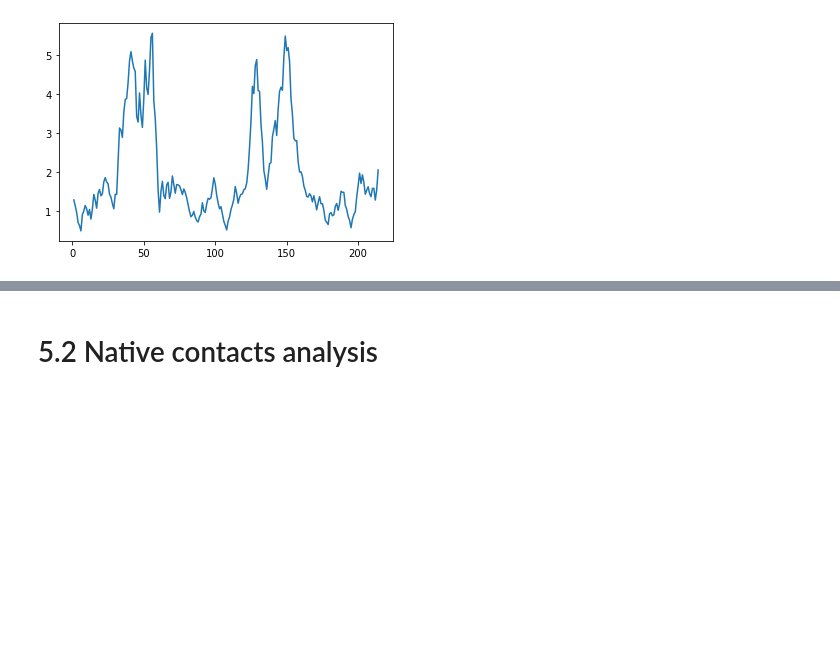
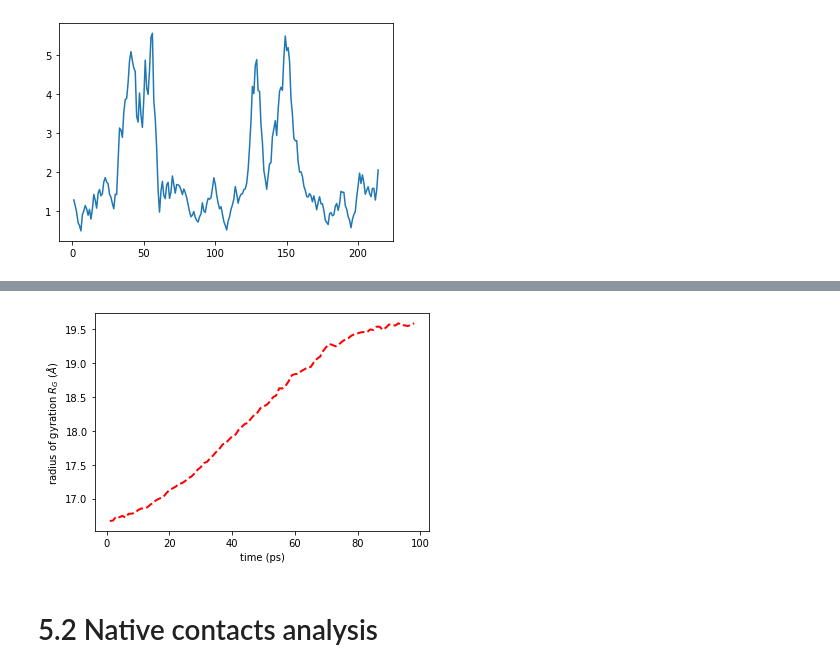
Before and after one commit to LucyJimenez/MDanalysis_Workshop, a Jupyter notebook: HandsOn_MDAnalysis.ipynb, the cells around one changed output, grey strips where cells are left out. Saved outputs shown, nothing was run; the diff lists cells and outputs as text; code cells hidden in the pictures; blank space fills up the shorter version.

```diff
--- a/HandsOn_MDAnalysis.ipynb
+++ b/HandsOn_MDAnalysis.ipynb
@@ -489,0 +494,11 @@ plt.plot(calphas.resnums, rmsfer.rmsf)
+# %%
+import numpy.linalg
+u = mda.Universe(PSF,DCD)  # always start with a Universe
+nterm = u.select_atoms('segid 4AKE and name N')[0]  # can access structure via segid (s4AKE) and atom name
+cterm = u.select_atoms('segid 4AKE and name C')[-1]  # ... takes the last atom named 'C'
+bb = u.select_atoms('protein and backbone')  # a selection (a AtomGroup)
+for ts in u.trajectory:  # iterate through all frames
+    r = (cterm.position - nterm.position)  # end-to-end vector from atom positions
+    d = numpy.linalg.norm(r)   # end-to-end distance
+    rgyr = bb.radius_of_gyration()  # method of a AtomGroup; updates with each frame
+    print("frame = %d: d = %f Angstroem, Rgyr = %f Angstroem" % (ts.frame, d, rgyr))
@@ -490,3 +523,18 @@ plt.plot(calphas.resnums, rmsfer.rmsf)
+# %%
+Rgyr = []
+protein = u.select_atoms("protein")
+for ts in u.trajectory:
+   Rgyr.append((u.trajectory.time, protein.radius_of_gyration()))
+Rgyr = np.array(Rgyr)
+# %%
+ax = plt.subplot(111)
+ax.plot(Rgyr[:,0], Rgyr[:,1], 'r--', lw=2, label=r"$R_G$")
+ax.set_xlabel("time (ps)")
+ax.set_ylabel(r"radius of gyration $R_G$ ($\AA$)")
+ax.figure.savefig("Rgyr.pdf")
+plt.draw()
+# %% [output]
+[figure, added]
 # %% [markdown]
 # 5.2 Native contacts analysis
 # %% [markdown]
```
Also changed, not shown: parts of 13 cells of this notebook.
